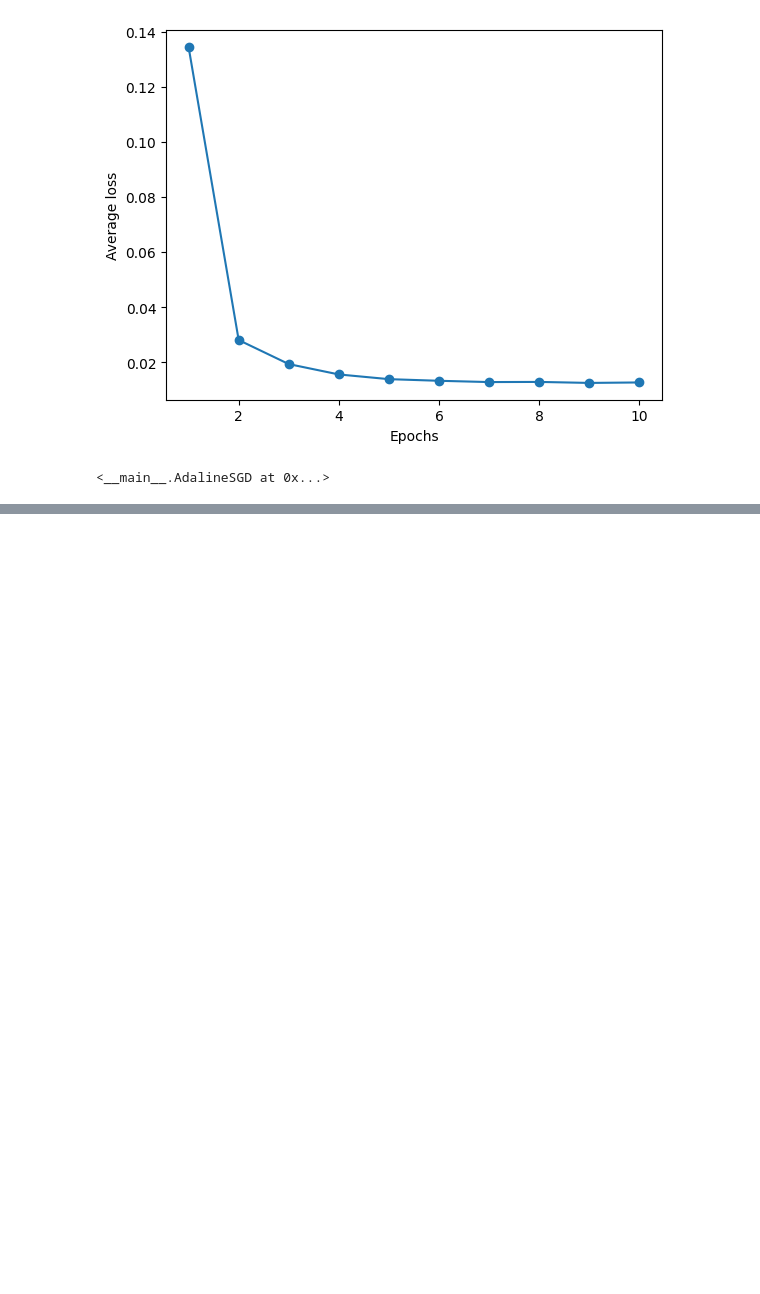
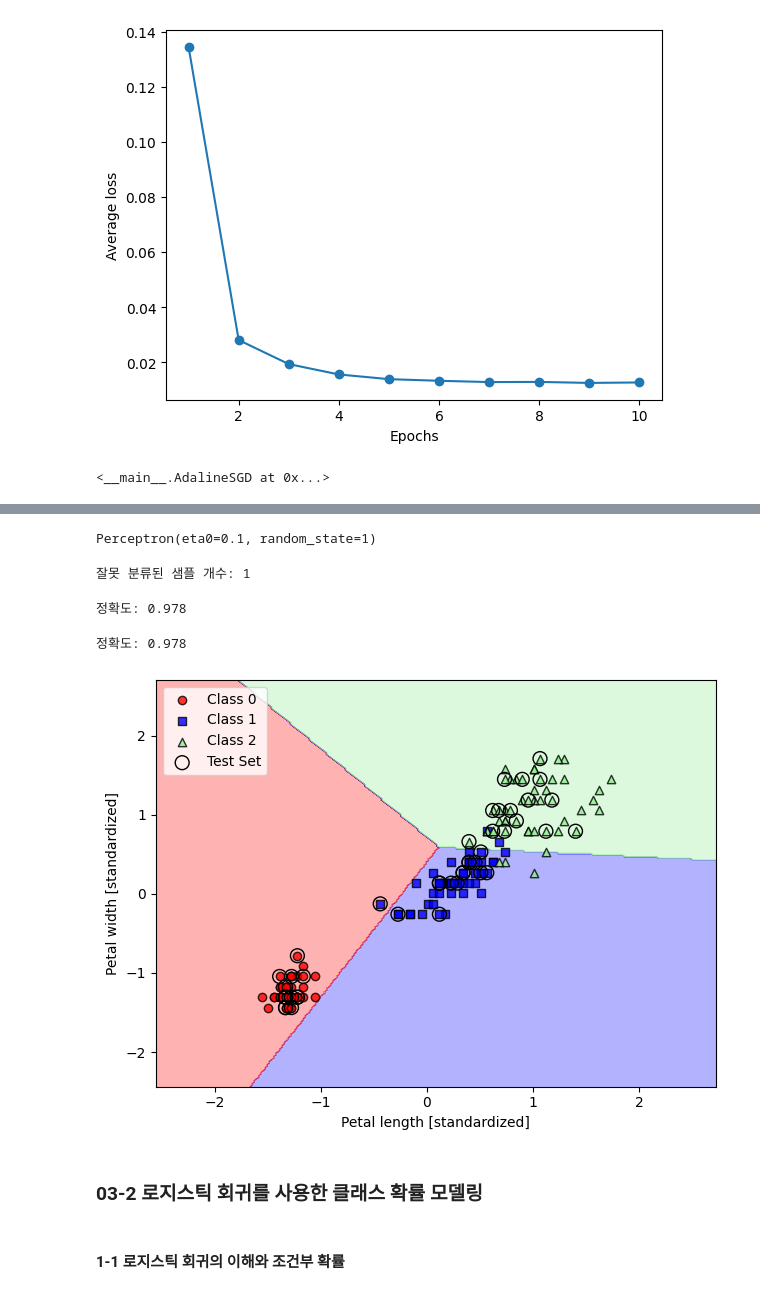
Before and after one commit to va4756/bigdata_raejung, a Jupyter notebook: MachineLearning_교과서_박해선.ipynb, the cells around one changed output, grey strips where cells are left out. Drawn from its saved outputs; the diff is of its cells as text; code cells hidden in the pictures; blank space fills up the shorter version.

```diff
--- a/MachineLearning_교과서_박해선.ipynb
+++ b/MachineLearning_교과서_박해선.ipynb
@@ -351,0 +398,5 @@ ada_sgd.partial_fit(X_std[0, :], y[0])
+# %%
+X = iris.data[:, [2, 3]]
+y = iris.target
+
+print('클래스 레이블:', np.unique(y))
@@ -351,0 +405,7 @@ ada_sgd.partial_fit(X_std[0, :], y[0])
+# %%
+from sklearn.model_selection import train_test_split
+
+X_train, X_test, y_train, y_test = train_test_split(
+    X, y, test_size=0.3,
+    random_state=1,
+    stratify=y)
@@ -351,0 +420,8 @@ ada_sgd.partial_fit(X_std[0, :], y[0])
+# %%
+# 특성을 표준화
+from sklearn.preprocessing import StandardScaler
+
+sc = StandardScaler()
+sc.fit(X_train)
+X_train_std = sc.transform(X_train)
+X_test_std = sc.transform(X_test)
@@ -351,0 +430,22 @@ ada_sgd.partial_fit(X_std[0, :], y[0])
+# %%
+from sklearn.linear_model import Perceptron
+
+ppn = Perceptron(eta0=0.1, random_state=1)
+ppn.fit(X_train_std, y_train)
+# %% [output]
+Perceptron(eta0=0.1, random_state=1)
+# %%
+y_pred = ppn.predict(X_test_std)
+print('잘못 분류된 샘플 개수: %d' % (y_test != y_pred).sum())
+# %% [output]
+잘못 분류된 샘플 개수: 1
+# %%
+from sklearn.metrics import accuracy_score
+
+print('정확도: %.3f' % accuracy_score(y_test, y_pred))
+# %% [output]
+정확도: 0.978
+# %%
+print('정확도: %.3f' % ppn.score(X_test_std, y_test))
+# %% [output]
+정확도: 0.978
@@ -351,0 +502,20 @@ ada_sgd.partial_fit(X_std[0, :], y[0])
+# %%
+# 표준화한 훈련 데이터를 사용해 퍼셉트론 모델을 훈련
+X_combined_std = np.vstack((X_train_std, X_test_std))
+y_combined = np.hstack((y_train, y_test))
+
+plot_decision_regions(X=X_combined_std, y=y_combined,
+                      classifier=ppn, test_idx=range(105, 150))
+plt.xlabel('Petal length [standardized]')
+plt.ylabel('Petal width [standardized]')
+plt.legend(loc='upper left')
+
+plt.tight_layout()
+#plt.savefig('figures/03_01.png', dpi=300)
+plt.show()
+# %% [output]
+[figure, added]
+# %% [markdown]
+### 03-2 로지스틱 회귀를 사용한 클래스 확률 모델링
+# %% [markdown]
+#### 1-1 로지스틱 회귀의 이해와 조건부 확률
```
Also changed, not shown: parts of 12 cells of this notebook.
